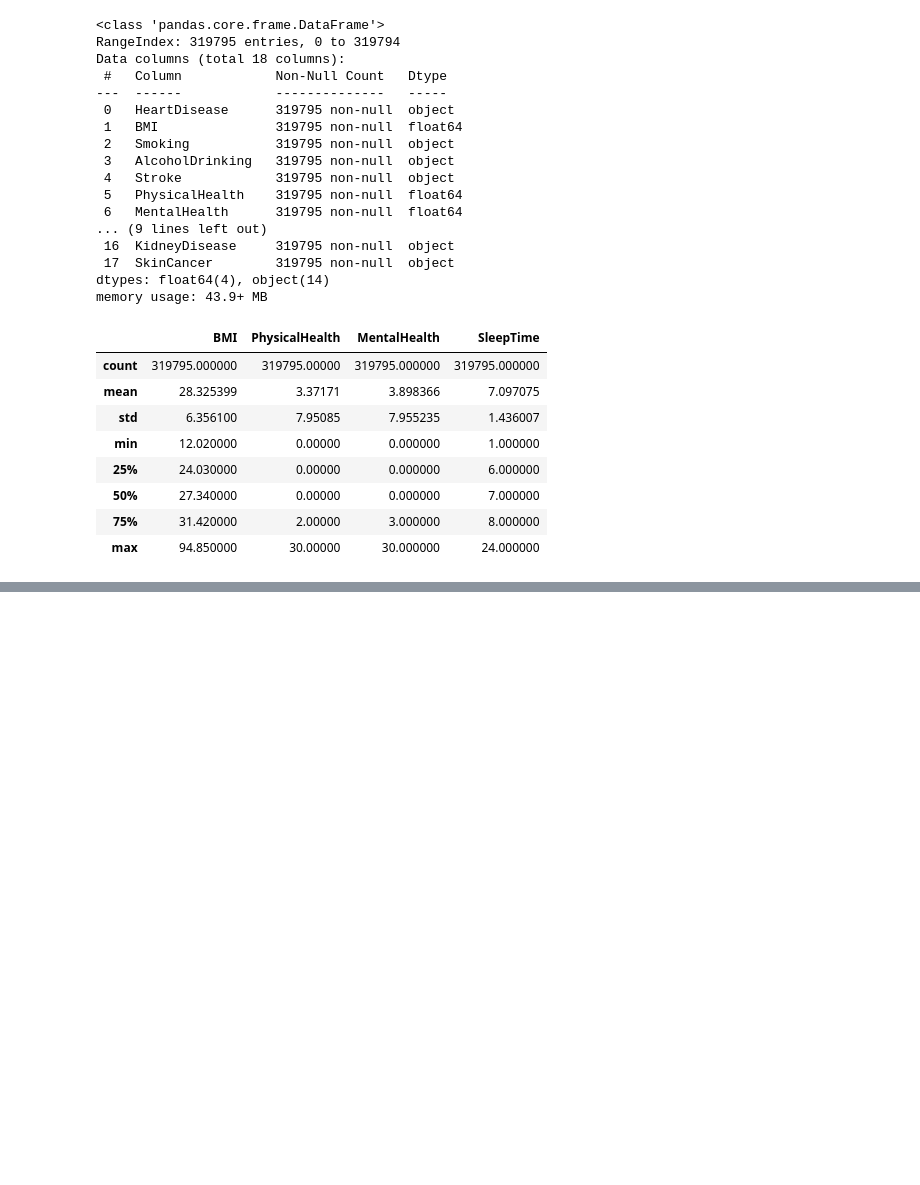
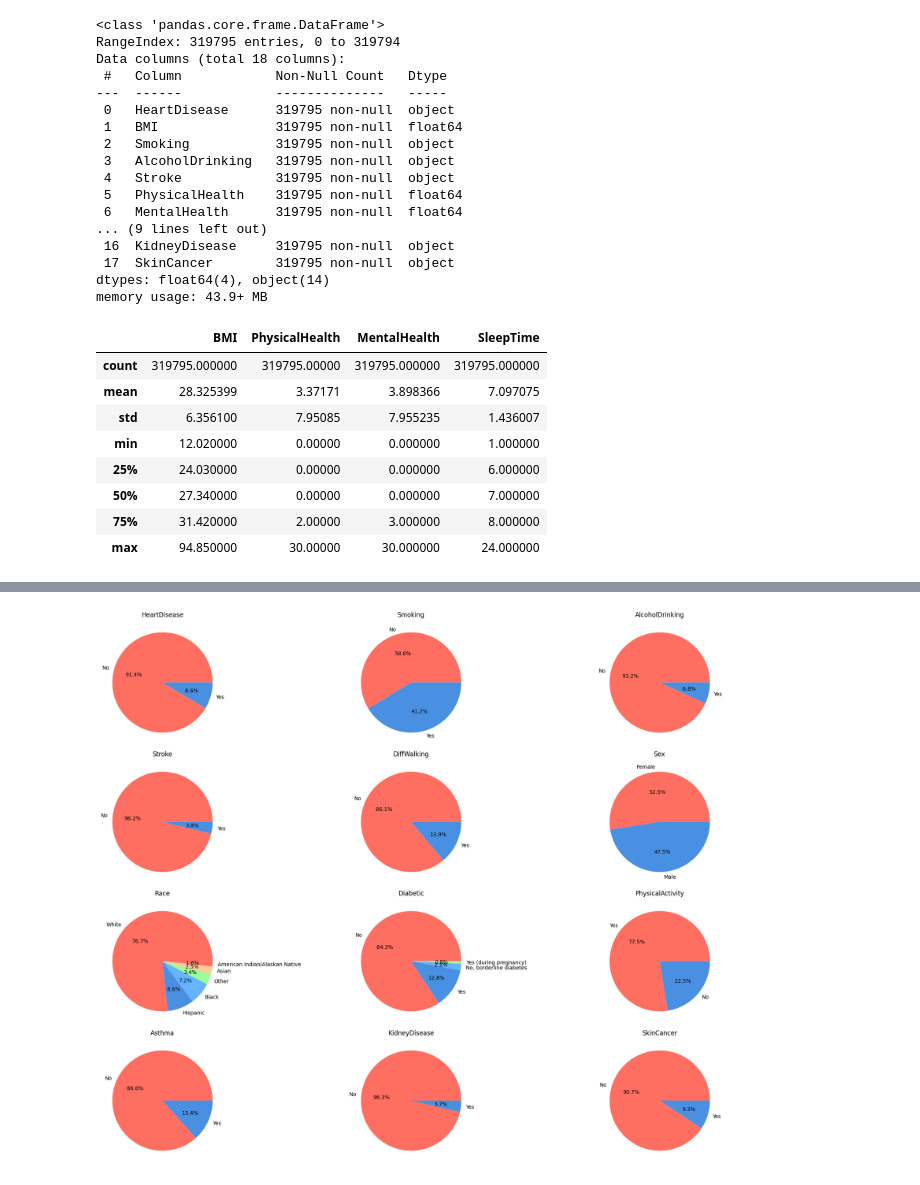
Before and after one commit to moranxuege/2024Research_SU, a Jupyter notebook: Analysis/2020_EDA.ipynb, the cells around one changed output, grey strips where cells are left out. Saved outputs shown, nothing was run; the diff lists cells and outputs as text; code cells hidden in the pictures; blank space fills up the shorter version.

```diff
--- a/Analysis/2020_EDA.ipynb
+++ b/Analysis/2020_EDA.ipynb
@@ -51,0 +63,30 @@ data.describe()
+# %%
+columns_to_plot = ['HeartDisease', 'Smoking', 'AlcoholDrinking', 'Stroke', 'DiffWalking', 'Sex',
+                   'Race', 'Diabetic', 'PhysicalActivity',
+                   'Asthma', 'KidneyDisease', 'SkinCancer']
+
+# Determine the number of rows and columns for subplots
+num_plots = len(columns_to_plot)
+num_cols = 3  # You can adjust this to fit your layout
+num_rows = (num_plots + num_cols - 1) // num_cols
+
+# Create subplots
+fig, axes = plt.subplots(num_rows, num_cols, figsize=(20, 15))
+
+# Flatten the axes array for easy iteration
+axes = axes.flatten()
+
+# Plot each column as a pie chart
+for i, column in enumerate(columns_to_plot):
+    value_counts = data[column].value_counts()
+    axes[i].pie(value_counts, labels=value_counts.index, autopct='%1.1f%%', colors=['#FF6F61', '#4A90E2', '#66b3ff', '#99ff99', '#ffcc99'])
+    axes[i].set_title(column)
+
+# Hide any unused subplots
+for j in range(i + 1, len(axes)):
+    fig.delaxes(axes[j])
+
+plt.tight_layout()
+plt.show()
+# %% [output]
+[figure, added]
```
Also changed, not shown: parts of 14 cells of this notebook.
